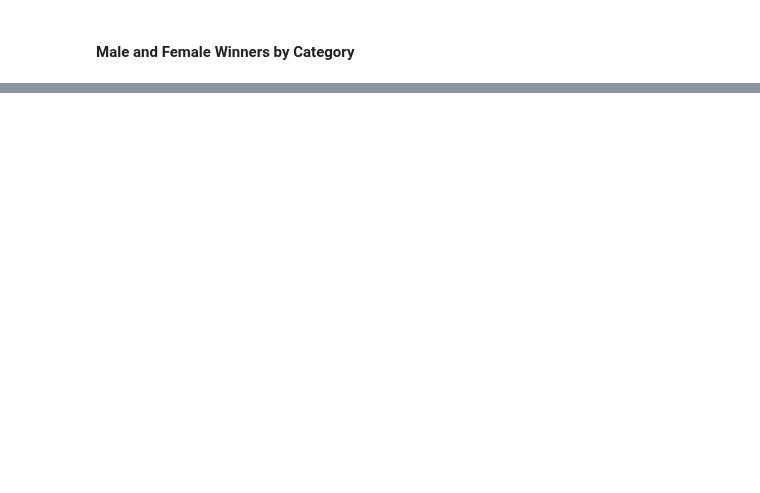
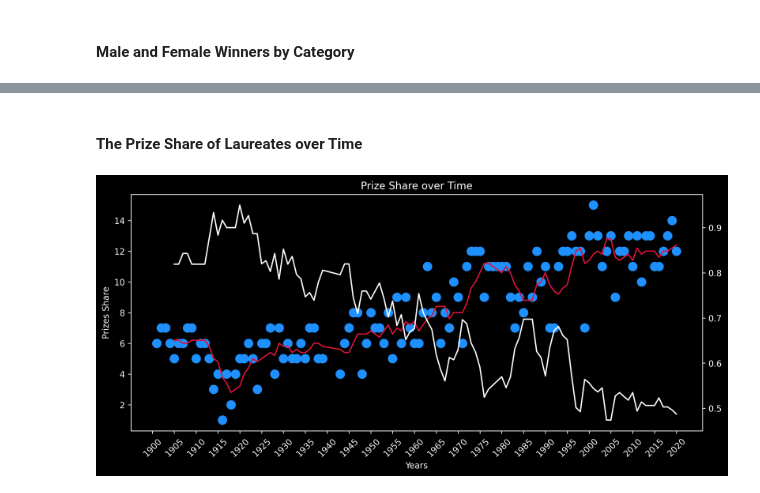
Before and after one commit to ahmedyar7/Data-Science-Projects, a Jupyter notebook: Nobel Prize Analysis/main.ipynb, the cells around one changed output, grey strips where cells are left out. Saved outputs shown, nothing was run; the diff lists cells and outputs as text; code cells hidden in the pictures; blank space fills up the shorter version.

```diff
--- a/Nobel Prize Analysis/main.ipynb
+++ b/Nobel Prize Analysis/main.ipynb
@@ -195,0 +240,45 @@ Did you mean "margin"?
+# %% [markdown]
+#### The Prize Share of Laureates over Time
+# %%
+prize_share_over_years = df_data.groupby(by="year").agg(
+    func={"share_pct": pd.Series.mean}
+)
+
+prize_share_moving_window = prize_share_over_years.rolling(window=5).mean()
+
+
+# Setting up Figure:s
+plt.figure(figsize=(12, 5), dpi=250)
+plt.title("Prize Share over Time")
+plt.xlabel("Years")
+plt.ylabel("Prizes Share")
+plt.xticks(np.arange(1900, 2021, step=5), rotation=45)
+
+axis1 = plt.gca()
+axis2 = axis1.twinx()
+
+axis1.scatter(
+    x=prize_per_year.index,
+    y=prize_per_year.values,
+    c="dodgerblue",
+    alpha=1,
+    s=100,
+)
+
+axis1.plot(
+    prize_per_year.index,
+    prize_moving_avg.values,
+    color="crimson",
+    linewidth=1.5,
+)
+
+axis2.plot(
+    prize_per_year.index,
+    prize_share_moving_window.values,
+    color="white",
+    linewidth=1.5,
+)
+
+plt.show()
+# %% [output]
+[figure, added]
```
Also changed, not shown: parts of 4 cells of this notebook.
